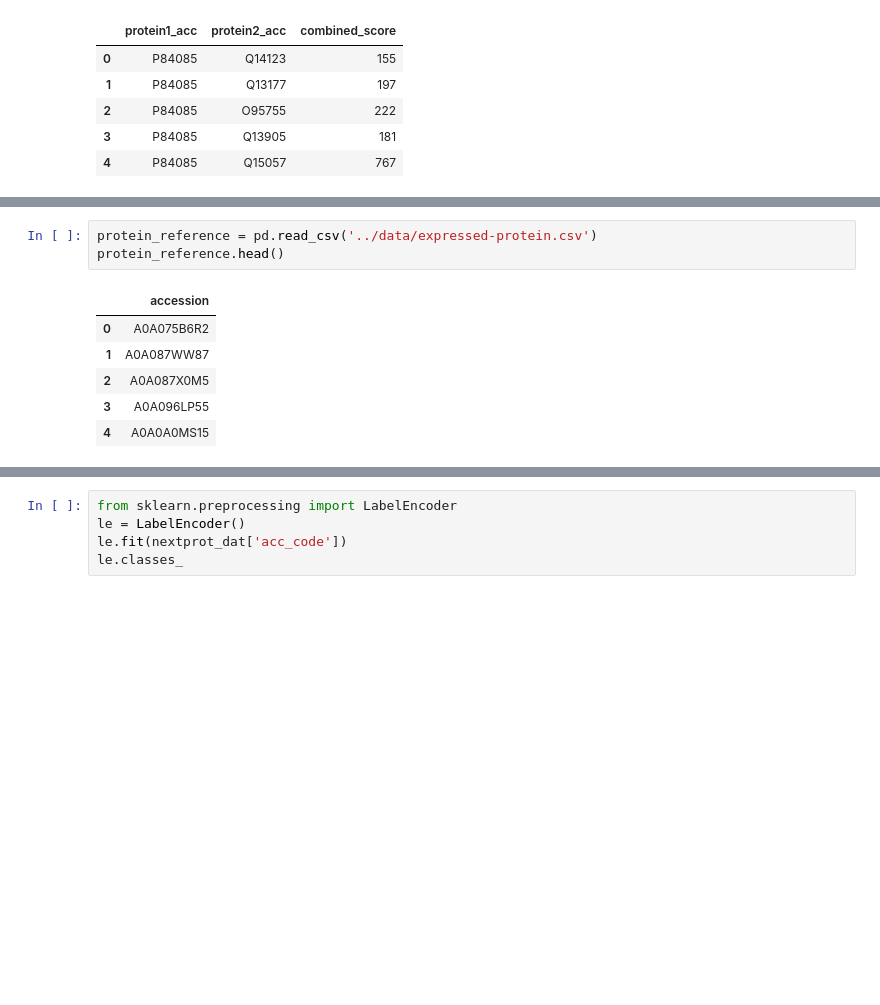
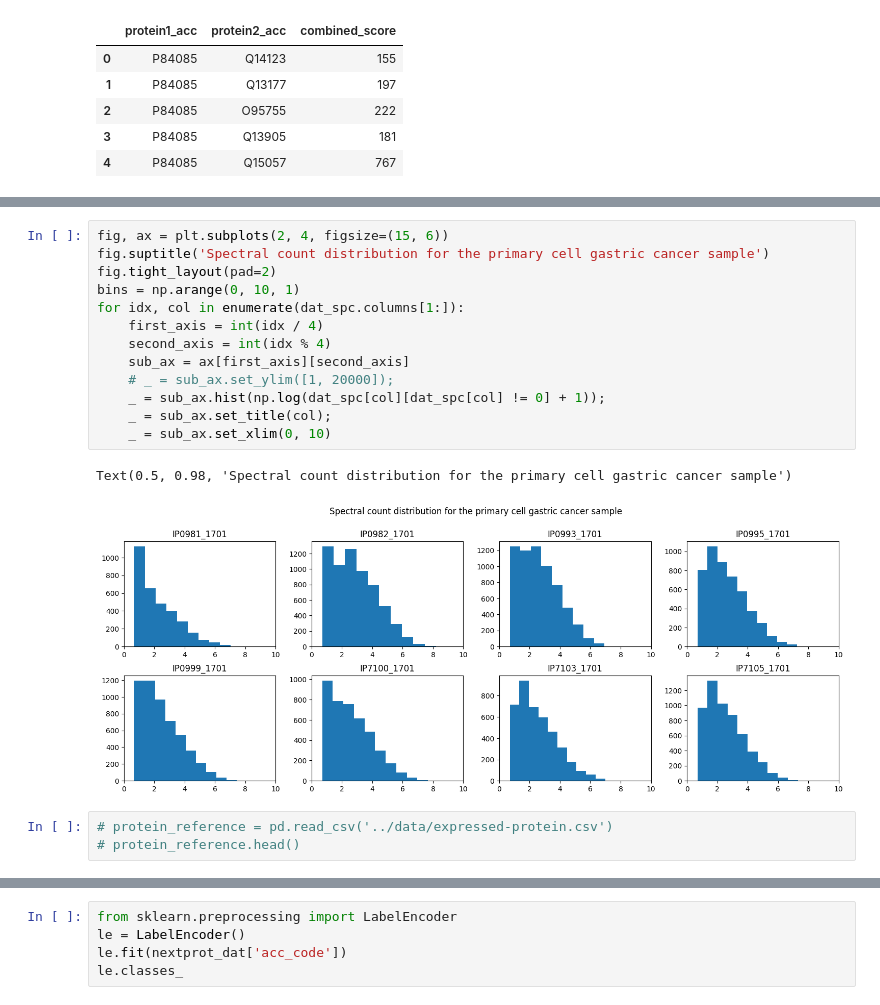
Before and after one commit to FDUguchunhui/protools, a Jupyter notebook: PPI-for-protein-detection/python-analysis/GNN-PPI.ipynb, the cells around one changed output, grey strips where cells are left out. Saved outputs shown, nothing was run; the diff lists cells and outputs as text; blank space fills up the shorter version.

```diff
--- a/PPI-for-protein-detection/python-analysis/GNN-PPI.ipynb
+++ b/PPI-for-protein-detection/python-analysis/GNN-PPI.ipynb
@@ -30,12 +154,21 @@ proteins.head()
+# %%
+fig, ax = plt.subplots(2, 4, figsize=(15, 6))
+fig.suptitle('Spectral count distribution for the primary cell gastric cancer sample')
+fig.tight_layout(pad=2)
+bins = np.arange(0, 10, 1)
+for idx, col in enumerate(dat_spc.columns[1:]):
+    first_axis = int(idx / 4)
+    second_axis = int(idx % 4)
+    sub_ax = ax[first_axis][second_axis]
+    # _ = sub_ax.set_ylim([1, 20000]);
+    _ = sub_ax.hist(np.log(dat_spc[col][dat_spc[col] != 0] + 1));
+    _ = sub_ax.set_title(col);
+    _ = sub_ax.set_xlim(0, 10)
+# %% [output]
+Text(0.5, 0.98, 'Spectral count distribution for the primary cell gastric cancer sample')
+[figure, added]
 # %%
-protein_reference = pd.read_csv('../data/expressed-protein.csv')
-protein_reference.head()
+# protein_reference = pd.read_csv('../data/expressed-protein.csv')
+# protein_reference.head()
-# %% [output]
-|  | accession |
-| 0 | A0A075B6R2 |
-| 1 | A0A087WW87 |
-| 2 | A0A087X0M5 |
-| 3 | A0A096LP55 |
-| 4 | A0A0A0MS15 |
 # %%
 # use protein reference dataset to create classification label
```
Also changed, not shown: parts of 50 cells of this notebook, 3 other files.
